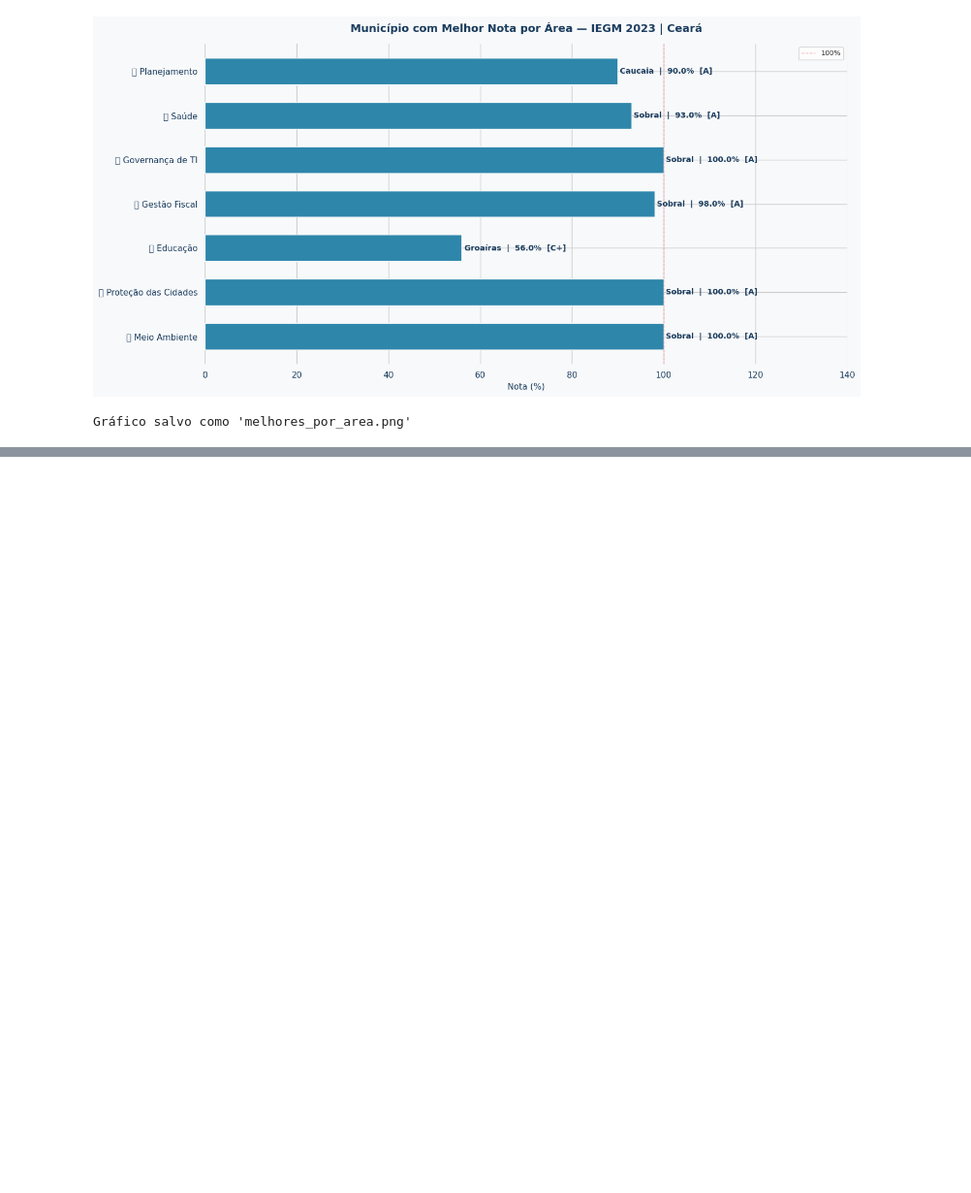
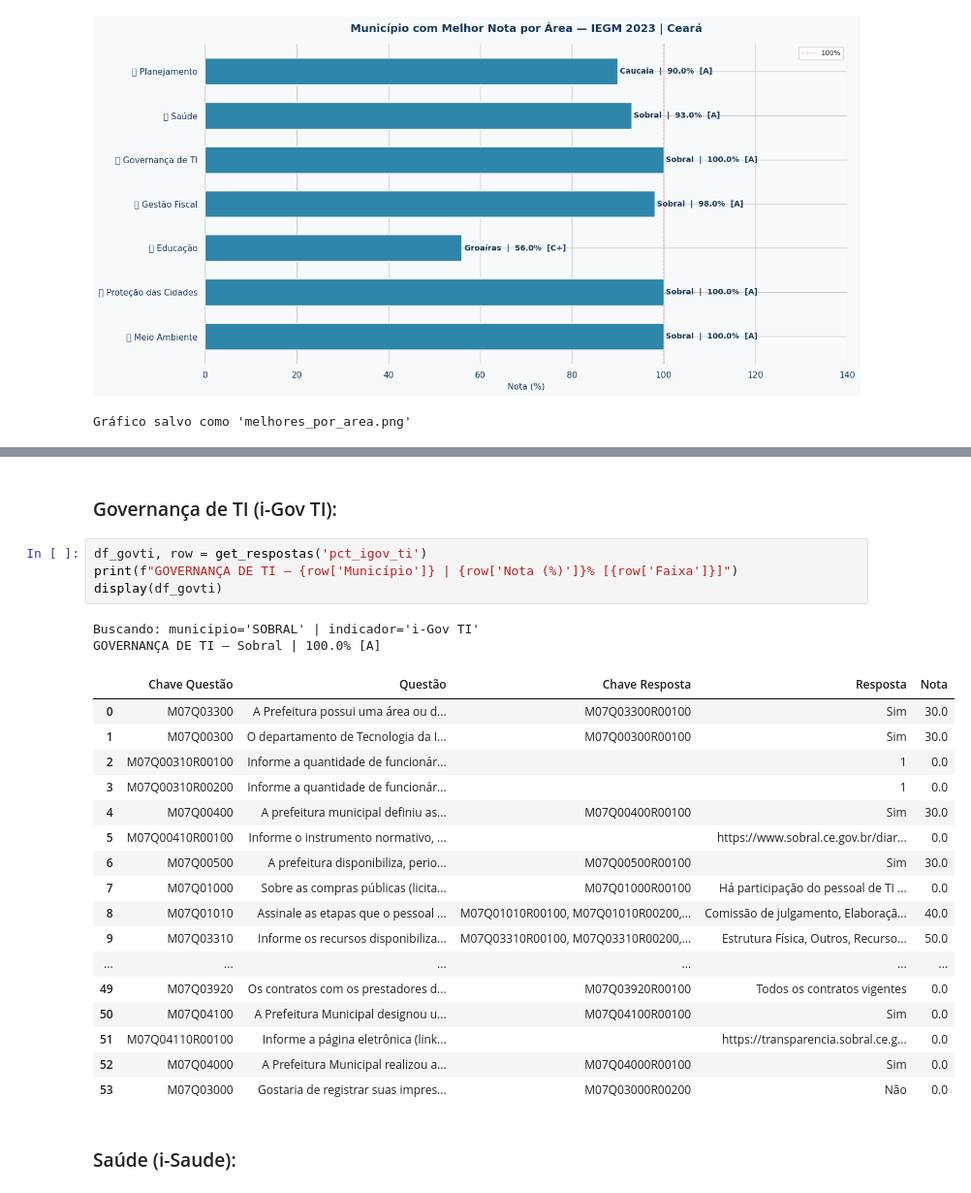
Before and after one commit to rhaymarthins/analise-iegm, a Jupyter notebook: iegm_analise.ipynb, the cells around one changed output, grey strips where cells are left out. Shown at 97% size. Saved outputs shown, nothing was run; the diff lists cells and outputs as text; blank space fills up the shorter version.

```diff
--- a/iegm_analise.ipynb
+++ b/iegm_analise.ipynb
@@ -389,0 +540,28 @@ Gráfico salvo como 'melhores_por_area.png'
+# %% [markdown]
+### Governança de TI (i-Gov TI):
+# %%
+df_govti, row = get_respostas('pct_igov_ti')
+print(f"GOVERNANÇA DE TI — {row['Município']} | {row['Nota (%)']}% [{row['Faixa']}]")
+display(df_govti)
+# %% [output]
+Buscando: municipio='SOBRAL' | indicador='i-Gov TI'
+GOVERNANÇA DE TI — Sobral | 100.0% [A]
+|  | Chave Questão | Questão | Chave Resposta | Resposta | Nota |
+| 0 | M07Q03300 | A Prefeitura possui uma área ou d... | M07Q03300R00100 | Sim | 30.0 |
+| 1 | M07Q00300 | O departamento de Tecnologia da I... | M07Q00300R00100 | Sim | 30.0 |
+| 2 | M07Q00310R00100 | Informe a quantidade de funcionár... |  | 1 | 0.0 |
+| 3 | M07Q00310R00200 | Informe a quantidade de funcionár... |  | 1 | 0.0 |
+| 4 | M07Q00400 | A prefeitura municipal definiu as... | M07Q00400R00100 | Sim | 30.0 |
+| 5 | M07Q00410R00100 | Informe o instrumento normativo, ... |  | https://www.sobral.ce.gov.br/diar... | 0.0 |
+| 6 | M07Q00500 | A prefeitura disponibiliza, perio... | M07Q00500R00100 | Sim | 30.0 |
+| 7 | M07Q01000 | Sobre as compras públicas (licita... | M07Q01000R00100 | Há participação do pessoal de TI ... | 0.0 |
+| 8 | M07Q01010 | Assinale as etapas que o pessoal ... | M07Q01010R00100, M07Q01010R00200,... | Comissão de julgamento, Elaboraçã... | 40.0 |
+| 9 | M07Q03310 | Informe os recursos disponibiliza... | M07Q03310R00100, M07Q03310R00200,... | Estrutura Física, Outros, Recurso... | 50.0 |
+| ... | ... | ... | ... | ... | ... |
+| 49 | M07Q03920 | Os contratos com os prestadores d... | M07Q03920R00100 | Todos os contratos vigentes | 0.0 |
+| 50 | M07Q04100 | A Prefeitura Municipal designou u... | M07Q04100R00100 | Sim | 0.0 |
+| 51 | M07Q04110R00100 | Informe a página eletrônica (link... |  | https://transparencia.sobral.ce.g... | 0.0 |
+| 52 | M07Q04000 | A Prefeitura Municipal realizou a... | M07Q04000R00100 | Sim | 0.0 |
+| 53 | M07Q03000 | Gostaria de registrar suas impres... | M07Q03000R00200 | Não | 0.0 |
+# %% [markdown]
+### Saúde (i-Saude):
```
Also changed, not shown: parts of 17 cells of this notebook.
